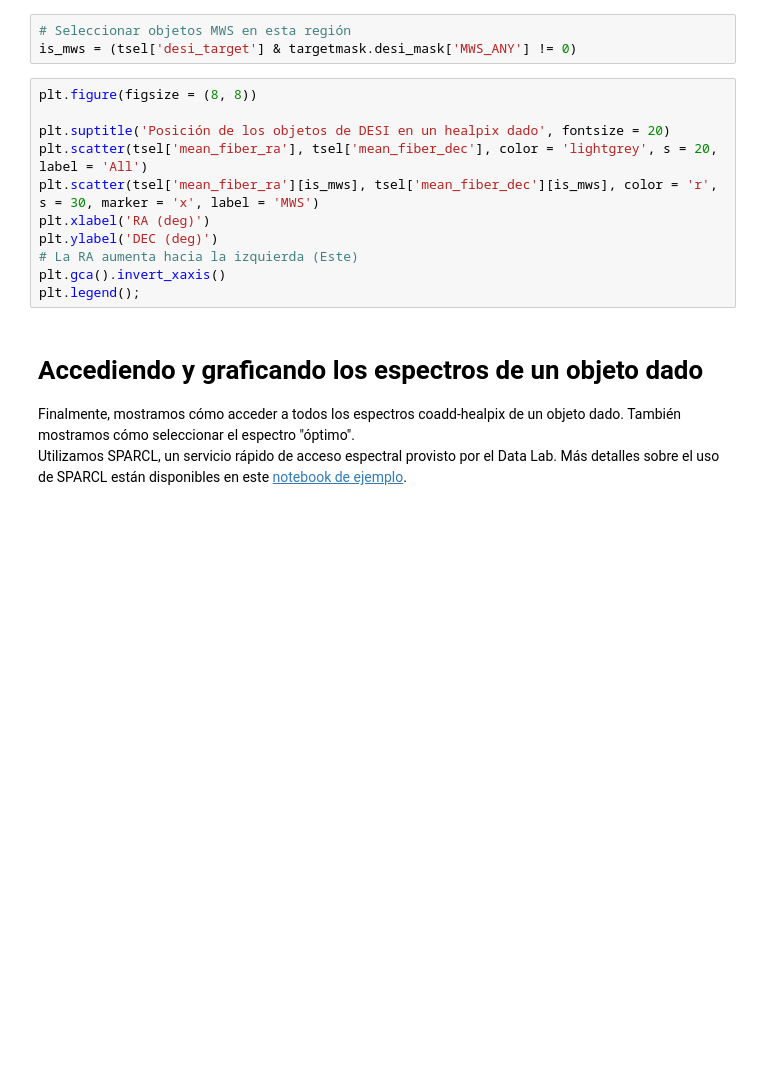
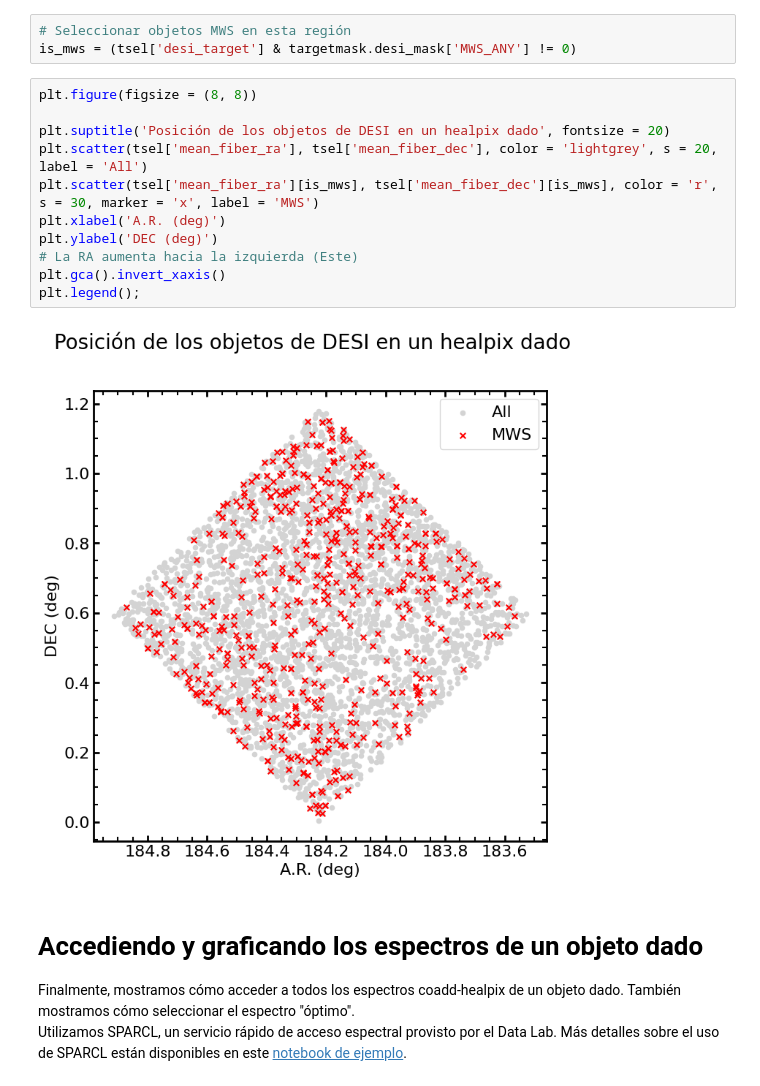
Before and after one commit to astro-datalab/notebooks-latest-es, a Jupyter notebook: 03_EjemplosDeCiencia/DESI/01_Intro_a_DESI_DR1.ipynb, the cells around one changed output. Drawn from its saved outputs; the diff is of its cells as text; blank space fills up the shorter version.

```diff
--- a/03_EjemplosDeCiencia/DESI/01_Intro_a_DESI_DR1.ipynb
+++ b/03_EjemplosDeCiencia/DESI/01_Intro_a_DESI_DR1.ipynb
@@ -403,14 +505,16 @@ is_mws = (tsel['desi_target'] & targetmask.desi_mask['MWS_ANY'] != 0)
 # %%
 plt.figure(figsize = (8, 8))
 
 plt.suptitle('Posición de los objetos de DESI en un healpix dado', fontsize = 20)
 plt.scatter(tsel['mean_fiber_ra'], tsel['mean_fiber_dec'], color = 'lightgrey', s = 20, label = 'All')
 plt.scatter(tsel['mean_fiber_ra'][is_mws], tsel['mean_fiber_dec'][is_mws], color = 'r', s = 30, marker = 'x', label = 'MWS')
-plt.xlabel('RA (deg)')
+plt.xlabel('A.R. (deg)')
 plt.ylabel('DEC (deg)')
 # La RA aumenta hacia la izquierda (Este)
 plt.gca().invert_xaxis()
 plt.legend();
+# %% [output]
+[figure, added]
 # %% [markdown]
 <a class="anchor" id="spectra_access"></a>
 # Accediendo y graficando los espectros de un objeto dado
```
Also changed, not shown: parts of 24 cells of this notebook, 5 other files.
